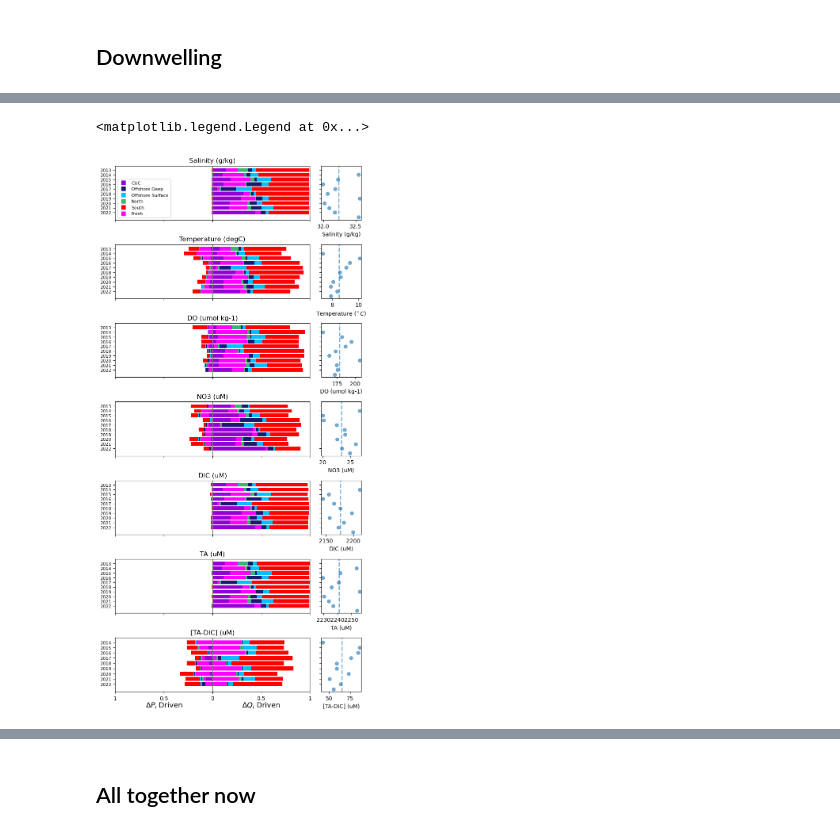
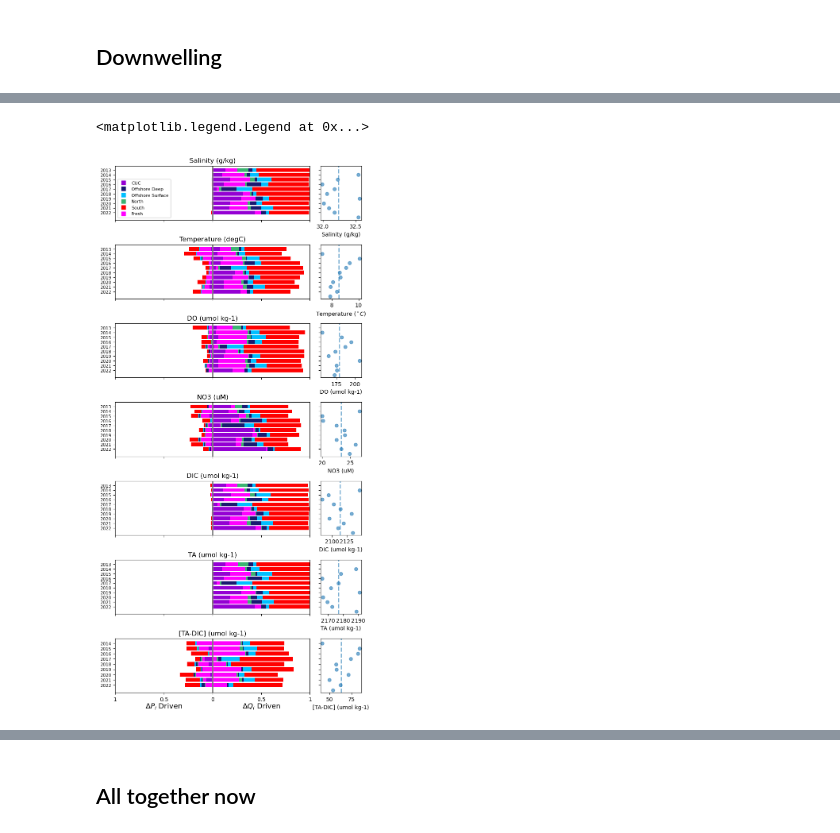
Before and after one commit to rbeutel/LO_user, a Jupyter notebook: ariane/quant_attribution_Flux.ipynb, the cells around one changed output, grey strips where cells are left out. Drawn from its saved outputs; the diff is of its cells as text; code cells hidden in the pictures.

```diff
--- a/ariane/quant_attribution_Flux.ipynb
+++ b/ariane/quant_attribution_Flux.ipynb
@@ -1106,12 +1160,12 @@ df = pd.concat([math_dw13[['year','section','DICP','DICQ']][:-1],math_dw14[['yea
     math_dw17[['year','section','DICP','DICQ']][:-1],math_dw18[['year','section','DICP','DICQ']][:-1],
     math_dw19[['year','section','DICP','DICQ']][:-1],math_dw20[['year','section','DICP','DICQ']][:-1],
     math_dw21[['year','section','DICP','DICQ']][:-1],math_dw22[['year','section','DICP','DICQ']][:-1],])
-combined_stacked_bar(df,'DIC (uM)',ax9,ax10)
+combined_stacked_bar(df,'DIC (umol kg-1)',ax9,ax10)
 
 # mean property inflow to JdF
 ax10.scatter([dw13.DIC[0],dw14.DIC[0],dw15.DIC[0],dw16.DIC[0],dw17.DIC[0],dw18.DIC[0],dw19.DIC[0],dw20.DIC[0],dw21.DIC[0],dw22.DIC[0]], [2014,2015,2016,2017,2018,2019,2020,2021,2022,2023],alpha=0.6,c='tab:blue')
 ax10.axvline(dw_b.DIC[0], ls='dashed', linewidth=2,alpha=0.6,c='tab:blue')
-ax10.set_xlabel('DIC (uM)',fontsize=10)
+ax10.set_xlabel('DIC (umol kg-1)',fontsize=10)
 
 # TA
 df = pd.concat([math_dw13[['year','section','TAP','TAQ']][:-1],math_dw14[['year','section','TAP','TAQ']][:-1],
@@ -1119,46 +1173,46 @@ df = pd.concat([math_dw13[['year','section','TAP','TAQ']][:-1],math_dw14[['year'
     math_dw17[['year','section','TAP','TAQ']][:-1],math_dw18[['year','section','TAP','TAQ']][:-1],
     math_dw19[['year','section','TAP','TAQ']][:-1],math_dw20[['year','section','TAP','TAQ']][:-1],
     math_dw21[['year','section','TAP','TAQ']][:-1],math_dw22[['year','section','TAP','TAQ']][:-1]])
-combined_stacked_bar(df,'TA (uM)',ax11,ax12)
+combined_stacked_bar(df,'TA (umol kg-1)',ax11,ax12)
 
 # mean property inflow to JdF
 ax12.scatter([dw13.TA[0],dw14.TA[0],dw15.TA[0],dw16.TA[0],dw17.TA[0],dw18.TA[0],dw19.TA[0],dw20.TA[0],dw21.TA[0],dw22.TA[0]], [2014,2015,2016,2017,2018,2019,2020,2021,2022,2023],alpha=0.6,c='tab:blue')
 ax12.axvline(dw_b.TA[0], ls='dashed', linewidth=2,alpha=0.6,c='tab:blue')
-ax12.set_xlabel('TA (uM)',fontsize=10)
+ax12.set_xlabel('TA (umol kg-1)',fontsize=10)
 
 # TA-DIC
 df = pd.concat([math_dw14[['year','section','TADICP','TADICQ']][:-1],math_dw15[['year','section','TADICP','TADICQ']][:-1],
     math_dw16[['year','section','TADICP','TADICQ']][:-1],math_dw17[['year','section','TADICP','TADICQ']][:-1],
     math_dw18[['year','section','TADICP','TADICQ']][:-1],math_dw19[['year','section','TADICP','TADICQ']][:-1],
     math_dw20[['year','section','TADICP','TADICQ']][:-1],math_dw21[['year','section','TADICP','TADICQ']][:-1],
     math_dw22[['year','section','TADICP','TADICQ']][:-1]])
-combined_stacked_bar(df,'[TA-DIC] (uM)',ax13,ax14)
+combined_stacked_bar(df,'[TA-DIC] (umol kg-1)',ax13,ax14)
 
 # mean property inflow to JdF
 ax14.scatter([dw13['TA-DIC'][0],dw14['TA-DIC'][0],dw15['TA-DIC'][0],dw16['TA-DIC'][0],dw17['TA-DIC'][0],dw18['TA-DIC'][0],dw19['TA-DIC'][0],dw20['TA-DIC'][0],dw21['TA-DIC'][0],dw22['TA-DIC'][0]], [2014,2015,2016,2017,2018,2019,2020,2021,2022,2023],alpha=0.6,c='tab:blue')
 ax14.axvline(dw_b['TA-DIC'][0], ls='dashed', linewidth=2,alpha=0.6,c='tab:blue')
-ax14.set_xlabel('[TA-DIC] (uM)',fontsize=10)
+ax14.set_xlabel('[TA-DIC] (umol kg-1)',fontsize=10)
 
 ax13.set_xticklabels([1,0.5,0,0.5,1]);
 
 # add text to each figure
 ax13.text(.25, -0.32, r'$\Delta P_i$ Driven', ha='center', va='bottom', transform=ax13.transAxes, fontsize=13)
 ax13.text(.75, -0.32, r'$\Delta Q_i$ Driven', ha='center', va='bottom', transform=ax13.transAxes, fontsize=13)
 
 # # build legend handles
 legend_handles = []
 regions = ['CUC', 'Offshore Deep', 'Offshore Surface', 'North', 'South', 'Fresh']
 colours = ['darkviolet','midnightblue','deepskyblue','mediumseagreen','red','magenta']
 for i in range(len(regions)):
     legend_handles.append(mlines.Line2D([], [],
                           marker='s', linestyle='None',markersize=7,
                           markeredgecolor=colours[i], markerfacecolor=colours[i],
                           label=regions[i]))
 # Add a figure-wide legend below the subplots
 ax1.legend(handles=legend_handles, loc='lower left', ncol=1, frameon=True,fontsize=8)
 # %% [output]
 <matplotlib.legend.Legend at 0x...>
-[figure, old version]
+[figure, new version]
 # %%
 # Plotting
 fig = plt.figure(constrained_layout=True, figsize=[7,2*7])
```
Also changed, not shown: parts of 33 cells of this notebook, 12 other files.
